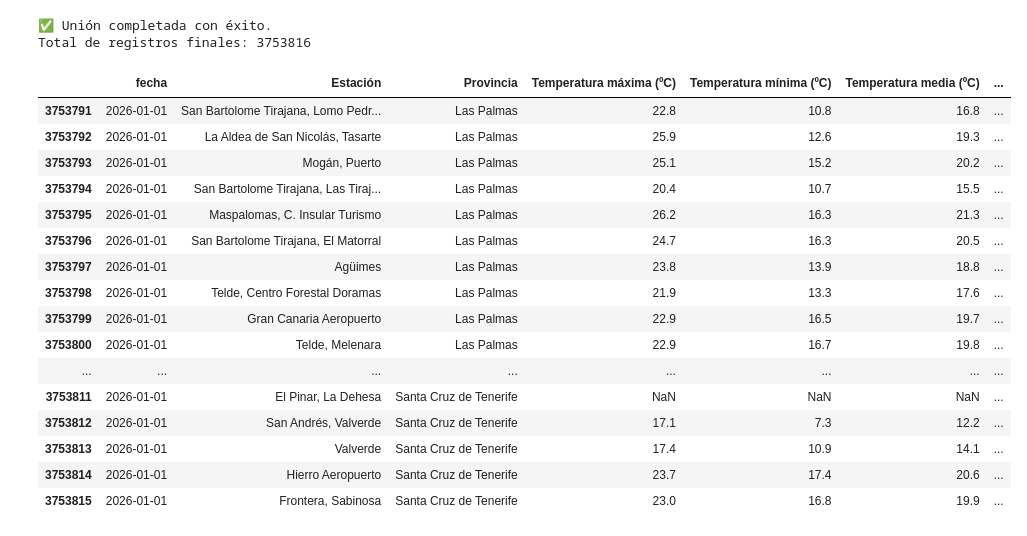
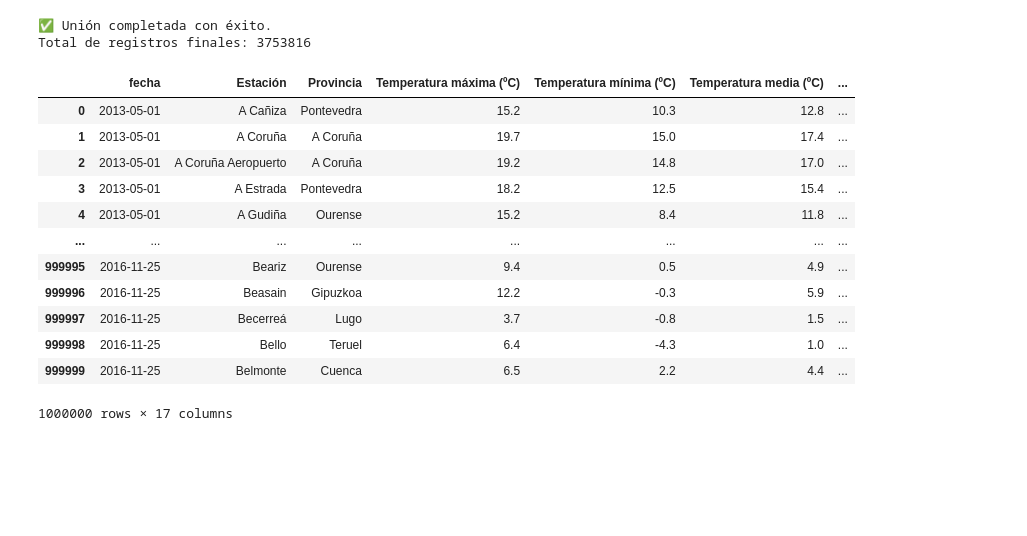
Before and after one commit to HugoGarmon/bd_hgr, a Jupyter notebook: Sistemas_de_Big_Data/jupyter/notebooks/Proyecto_Big_Data/procesarexcel.ipynb, the cells around one changed output. Drawn from its saved outputs; the diff is of its cells as text; code cells hidden in the pictures; blank space fills up the shorter version.

```diff
--- a/Sistemas_de_Big_Data/jupyter/notebooks/Proyecto_Big_Data/procesarexcel.ipynb
+++ b/Sistemas_de_Big_Data/jupyter/notebooks/Proyecto_Big_Data/procesarexcel.ipynb
@@ -384,22 +384,18 @@ print(f"Total de registros finales: {len(df_unificado)}")
 ✅ Unión completada con éxito.
 Total de registros finales: 3753816
 # %%
-display(df_unificado.tail(25))
+display(df_unificado.head(1000000))
 # %% [output]
 |  | fecha | Estación | Provincia | Temperatura máxima (ºC) | Temperatura mínima (ºC) | Temperatura media (ºC) | ... |
-| 3753791 | 2026-01-01 | San Bartolome Tirajana, Lomo Pedr... | Las Palmas | 22.8 | 10.8 | 16.8 | ... |
-| 3753792 | 2026-01-01 | La Aldea de San Nicolás, Tasarte | Las Palmas | 25.9 | 12.6 | 19.3 | ... |
-| 3753793 | 2026-01-01 | Mogán, Puerto | Las Palmas | 25.1 | 15.2 | 20.2 | ... |
-| 3753794 | 2026-01-01 | San Bartolome Tirajana, Las Tiraj... | Las Palmas | 20.4 | 10.7 | 15.5 | ... |
-| 3753795 | 2026-01-01 | Maspalomas, C. Insular Turismo | Las Palmas | 26.2 | 16.3 | 21.3 | ... |
-| 3753796 | 2026-01-01 | San Bartolome Tirajana, El Matorral | Las Palmas | 24.7 | 16.3 | 20.5 | ... |
-| 3753797 | 2026-01-01 | Agüimes | Las Palmas | 23.8 | 13.9 | 18.8 | ... |
-| 3753798 | 2026-01-01 | Telde, Centro Forestal Doramas | Las Palmas | 21.9 | 13.3 | 17.6 | ... |
-| 3753799 | 2026-01-01 | Gran Canaria Aeropuerto | Las Palmas | 22.9 | 16.5 | 19.7 | ... |
-| 3753800 | 2026-01-01 | Telde, Melenara | Las Palmas | 22.9 | 16.7 | 19.8 | ... |
+| 0 | 2013-05-01 | A Cañiza | Pontevedra | 15.2 | 10.3 | 12.8 | ... |
+| 1 | 2013-05-01 | A Coruña | A Coruña | 19.7 | 15.0 | 17.4 | ... |
+| 2 | 2013-05-01 | A Coruña Aeropuerto | A Coruña | 19.2 | 14.8 | 17.0 | ... |
+| 3 | 2013-05-01 | A Estrada | Pontevedra | 18.2 | 12.5 | 15.4 | ... |
+| 4 | 2013-05-01 | A Gudiña | Ourense | 15.2 | 8.4 | 11.8 | ... |
 | ... | ... | ... | ... | ... | ... | ... | ... |
-| 3753811 | 2026-01-01 | El Pinar, La Dehesa | Santa Cruz de Tenerife | NaN | NaN | NaN | ... |
-| 3753812 | 2026-01-01 | San Andrés, Valverde | Santa Cruz de Tenerife | 17.1 | 7.3 | 12.2 | ... |
-| 3753813 | 2026-01-01 | Valverde | Santa Cruz de Tenerife | 17.4 | 10.9 | 14.1 | ... |
-| 3753814 | 2026-01-01 | Hierro Aeropuerto | Santa Cruz de Tenerife | 23.7 | 17.4 | 20.6 | ... |
-| 3753815 | 2026-01-01 | Frontera, Sabinosa | Santa Cruz de Tenerife | 23.0 | 16.8 | 19.9 | ... |
+| 999995 | 2016-11-25 | Beariz | Ourense | 9.4 | 0.5 | 4.9 | ... |
+| 999996 | 2016-11-25 | Beasain | Gipuzkoa | 12.2 | -0.3 | 5.9 | ... |
+| 999997 | 2016-11-25 | Becerreá | Lugo | 3.7 | -0.8 | 1.5 | ... |
+| 999998 | 2016-11-25 | Bello | Teruel | 6.4 | -4.3 | 1.0 | ... |
+| 999999 | 2016-11-25 | Belmonte | Cuenca | 6.5 | 2.2 | 4.4 | ... |
+1000000 rows × 17 columns
```
Also changed, not shown: parts of 6 cells of this notebook, 32 other files.
